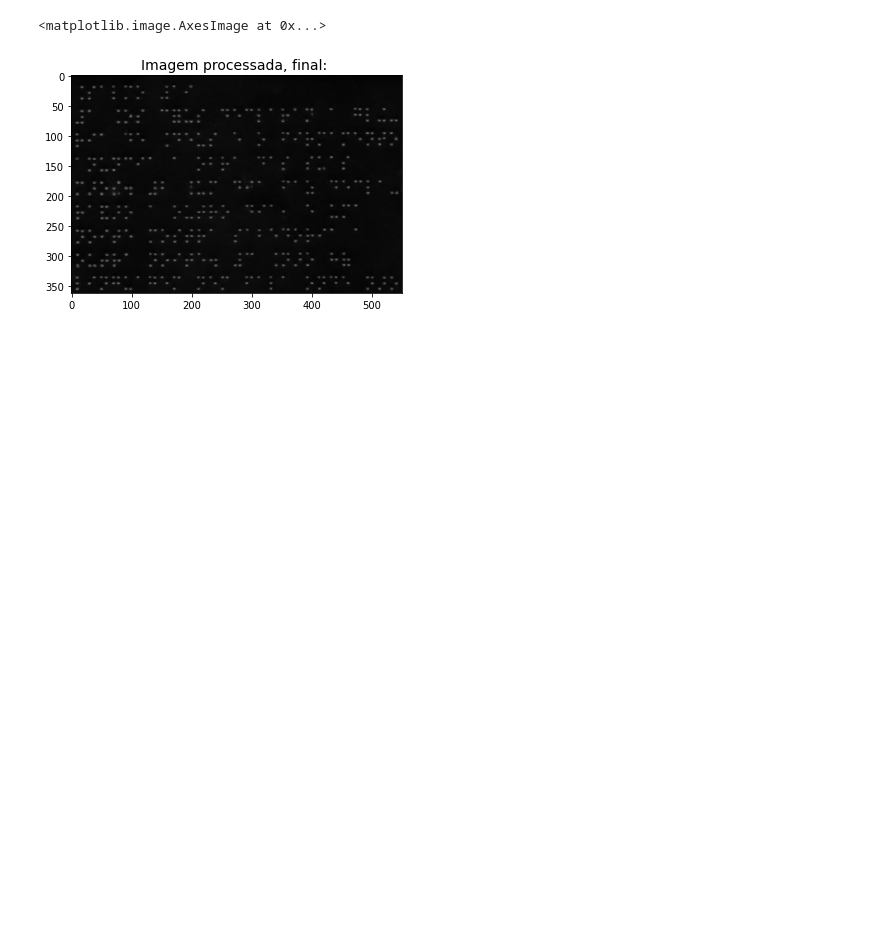
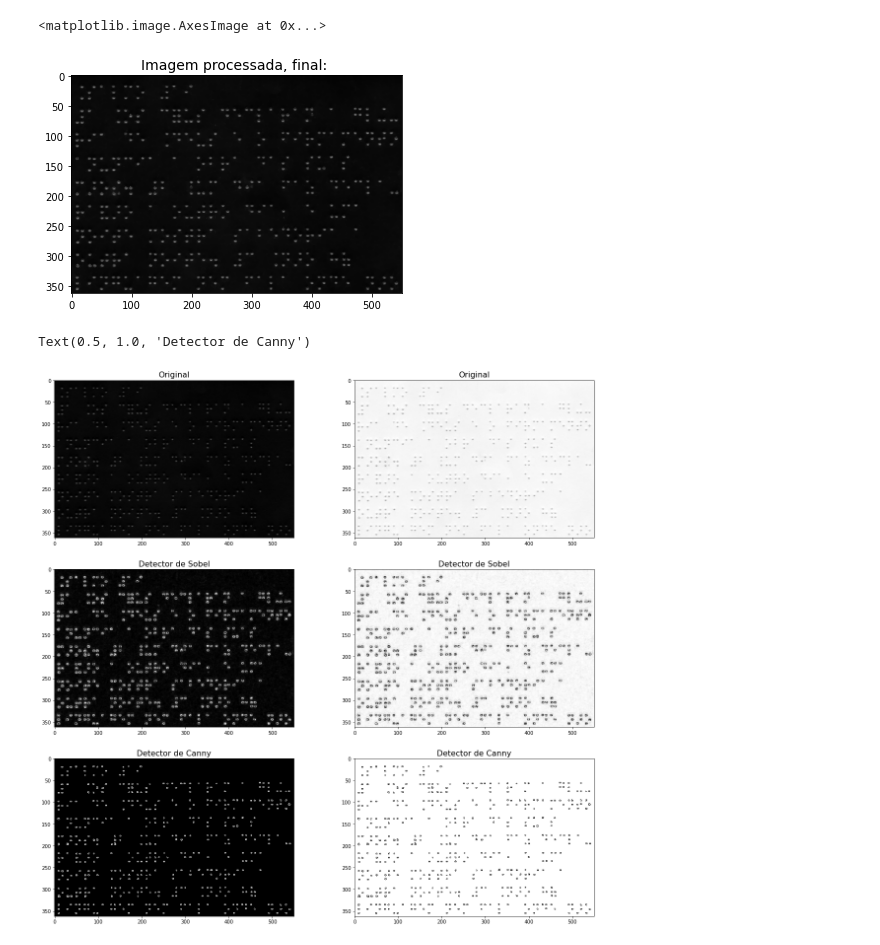
Before and after one commit to code-coffee-ufcg/braillingo-backend, a Jupyter notebook: pre-processamento/Pre-processamento.ipynb, the cells around one changed output. Drawn from its saved outputs; the diff is of its cells as text; code cells hidden in the pictures; blank space fills up the shorter version.

```diff
--- a/pre-processamento/Pre-processamento.ipynb
+++ b/pre-processamento/Pre-processamento.ipynb
@@ -181,3 +181,32 @@ plt.imshow(img_final,vmin=0, vmax=1, cmap="gray")
 # %% [output]
 <matplotlib.image.AxesImage at 0x...>
 [figure]
+# %%
+canny_output = cv2.Canny(img_in, 90, 180, L2gradient = True )
+sobel_x = cv2.convertScaleAbs(cv2.Sobel(img_in, cv2.CV_16S, 1, 0, ksize=3))
+sobel_y = cv2.convertScaleAbs(cv2.Sobel(img_in, cv2.CV_16S, 0, 1, ksize=3))
+sobel_output = sobel_x + sobel_y
+
+# Plots
+fig, axs = plt.subplots(nrows = 3, ncols = 2, figsize=(20, 20))
+
+# Imagem Original
+axs[0,1].imshow(img_in, cmap="gray")
+axs[0,1].set_title("Original", fontsize = 16)
+axs[0,0].imshow(~img_in, cmap="gray")
+axs[0,0].set_title("Original", fontsize = 16)
+
+# Filtragem
+axs[1,0].imshow(sobel_output, vmin = 0, vmax = 255, cmap="gray")
+axs[1,0].set_title("Detector de Sobel", fontsize = 16)
+axs[1,1].imshow(~sobel_output, vmin = 0, vmax = 255, cmap="gray")
+axs[1,1].set_title("Detector de Sobel", fontsize = 16)
+
+# Filtragem
+axs[2,0].imshow(canny_output, vmin = 0, vmax = 255, cmap="gray")
+axs[2,0].set_title("Detector de Canny", fontsize = 16)
+axs[2,1].imshow(~canny_output, vmin = 0, vmax = 255, cmap="gray")
+axs[2,1].set_title("Detector de Canny", fontsize = 16)
+# %% [output]
+Text(0.5, 1.0, 'Detector de Canny')
+[figure, added]
```
Also changed, not shown: parts of 3 cells of this notebook, 1 other file.
